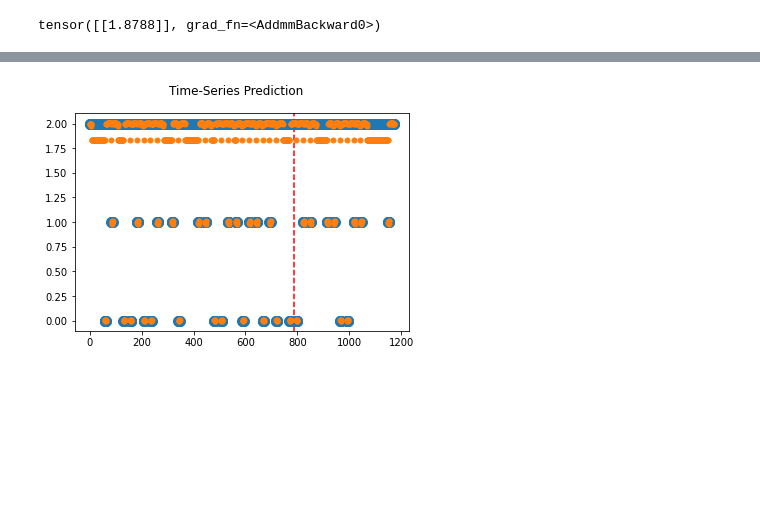
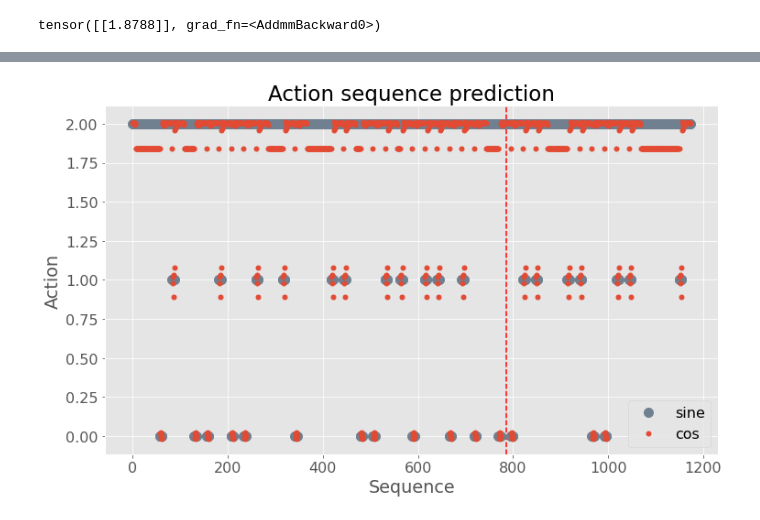
Before and after one commit to Mariusmarten/SpatialMemory, a Jupyter notebook: _99_LSTM_testing.ipynb, the cells around one changed output, grey strips where cells are left out. Saved outputs shown, nothing was run; the diff lists cells and outputs as text; code cells hidden in the pictures; blank space fills up the shorter version.

```diff
--- a/_99_LSTM_testing.ipynb
+++ b/_99_LSTM_testing.ipynb
@@ -177,21 +177,31 @@ Epoch: 1800, loss: 0.06789
 # %%
 lstm.eval()
 train_predict = lstm(dataX)
 
 data_predict = train_predict.data.numpy()
 dataY_plot = dataY.data.numpy()
 
+
+
 #data_predict = sc.inverse_transform(data_predict)
 #dataY_plot = sc.inverse_transform(dataY_plot)
 
-plt.axvline(x=train_size, c='r', linestyle='--')
+with plt.style.context('ggplot'):
+    plt.figure(figsize=(12, 7))
+    plt.rcParams.update({'font.size': 16})
+    plt.axvline(x=train_size, c='r', linestyle='--')
 
-plt.plot(dataY_plot, 'o', markersize=10)
-plt.plot(data_predict, 'o', markersize=5)
-plt.suptitle('Time-Series Prediction')
-plt.show()
+    plt.plot(dataY_plot, 'o', color='slategray', markersize=10, label="sine")
+    plt.plot(data_predict, 'o', markersize=5, label="cos")
+
+    #plt.legend(['Training Acc', 'Validation Acc'])
+    plt.legend(loc="lower right")
+    plt.title('Action sequence prediction')
+    plt.xlabel('Sequence')
+    plt.ylabel('Action')
+    plt.show()
 # %% [output]
-[figure, old version]
+[figure, new version]
 # %%
 def oracle_actions():
     # optimal action seq. for this maze only (seed 0)
```
Also changed, not shown: parts of 1 cell of this notebook, 1 other file.
